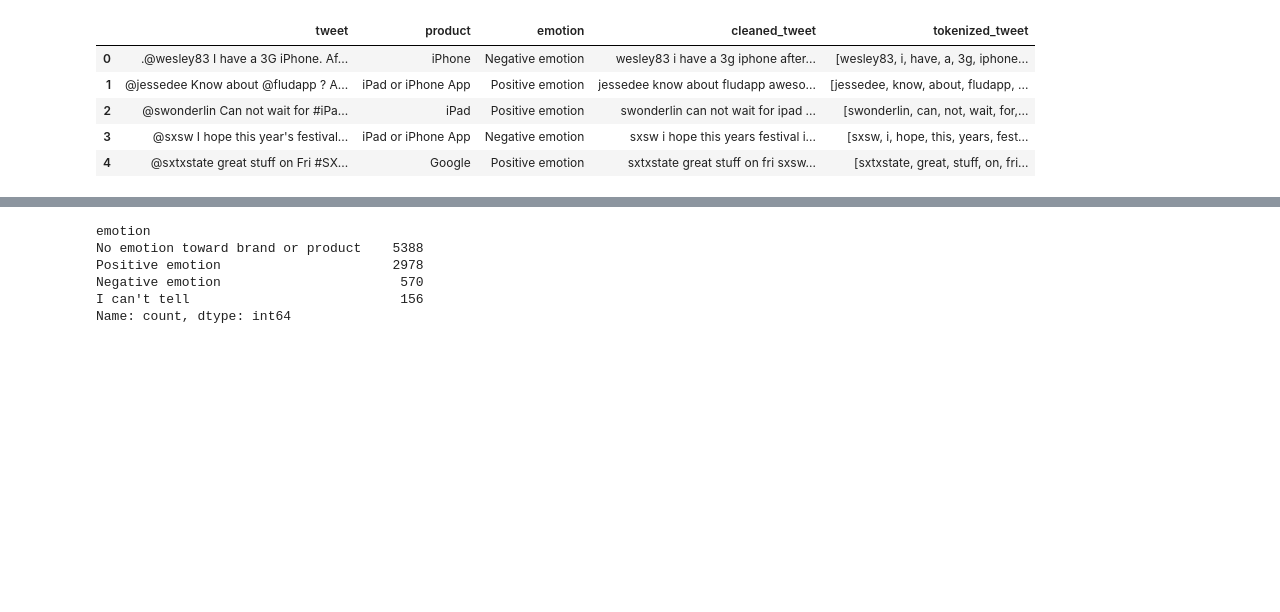
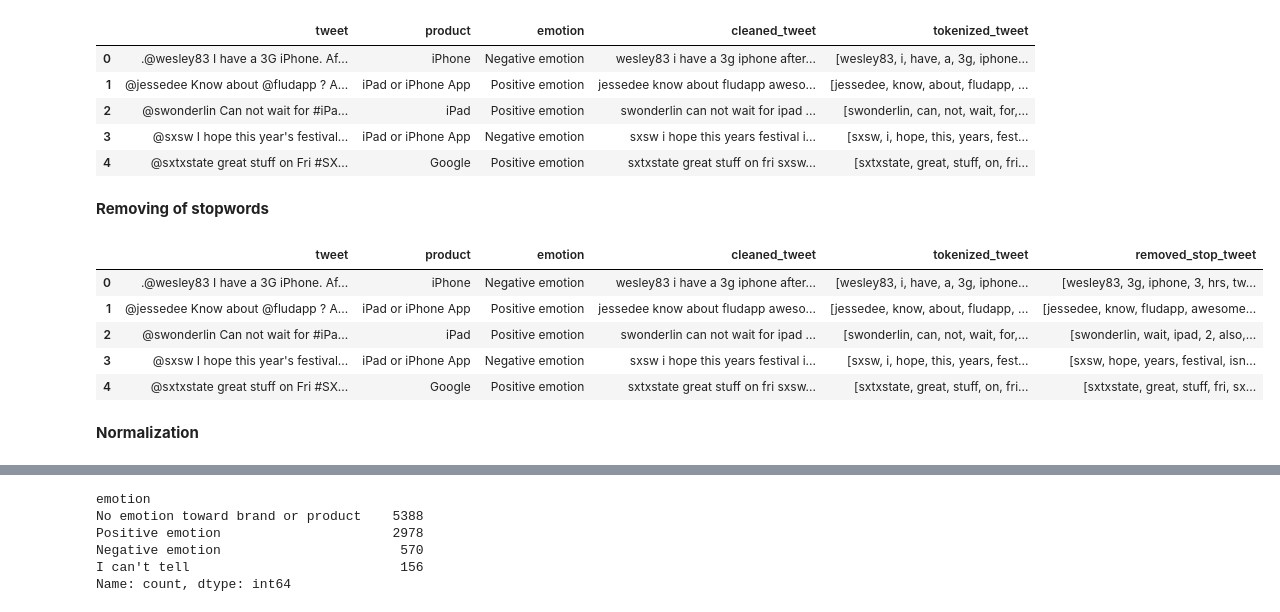
Before and after one commit to Geraldkigotho/NLP-tweet-sentiment-project, a Jupyter notebook: nlp_project.ipynb, the cells around one changed output, grey strips where cells are left out. Saved outputs shown, nothing was run; the diff lists cells and outputs as text; code cells hidden in the pictures; blank space fills up the shorter version.

Commit message:
removing stop words

```diff
--- a/nlp_project.ipynb
+++ b/nlp_project.ipynb
@@ -177,6 +177,27 @@ df.head()
 | 2 | @swonderlin Can not wait for #iPa... | iPad | Positive emotion | swonderlin can not wait for ipad ... | [swonderlin, can, not, wait, for,... |
 | 3 | @sxsw I hope this year's festival... | iPad or iPhone App | Negative emotion | sxsw i hope this years festival i... | [sxsw, i, hope, this, years, fest... |
 | 4 | @sxtxstate great stuff on Fri #SX... | Google | Positive emotion | sxtxstate great stuff on fri sxsw... | [sxtxstate, great, stuff, on, fri... |
+# %% [markdown]
+**Removing of stopwords**
+# %%
+# instastiating the stopwords as well as creating and applying a function to remove stop words
+
+sw = set(stopwords.words('english'))
+
+def remove_stopwords(tokenized_tweet):
+    return [i for i in tokenized_tweet if i not in sw]
+
+df['removed_stop_tweet'] = df['tokenized_tweet'].apply(remove_stopwords)
+df.head()
+# %% [output]
+|  | tweet | product | emotion | cleaned_tweet | tokenized_tweet | removed_stop_tweet |
+| 0 | .@wesley83 I have a 3G iPhone. Af... | iPhone | Negative emotion | wesley83 i have a 3g iphone after... | [wesley83, i, have, a, 3g, iphone... | [wesley83, 3g, iphone, 3, hrs, tw... |
+| 1 | @jessedee Know about @fludapp ? A... | iPad or iPhone App | Positive emotion | jessedee know about fludapp aweso... | [jessedee, know, about, fludapp, ... | [jessedee, know, fludapp, awesome... |
+| 2 | @swonderlin Can not wait for #iPa... | iPad | Positive emotion | swonderlin can not wait for ipad ... | [swonderlin, can, not, wait, for,... | [swonderlin, wait, ipad, 2, also,... |
+| 3 | @sxsw I hope this year's festival... | iPad or iPhone App | Negative emotion | sxsw i hope this years festival i... | [sxsw, i, hope, this, years, fest... | [sxsw, hope, years, festival, isn... |
+| 4 | @sxtxstate great stuff on Fri #SX... | Google | Positive emotion | sxtxstate great stuff on fri sxsw... | [sxtxstate, great, stuff, on, fri... | [sxtxstate, great, stuff, fri, sx... |
+# %% [markdown]
+**Normalization**
 # %%
 # Load the cleaned dataset
 df = pd.read_csv('cleaned_dataset.csv')
```
